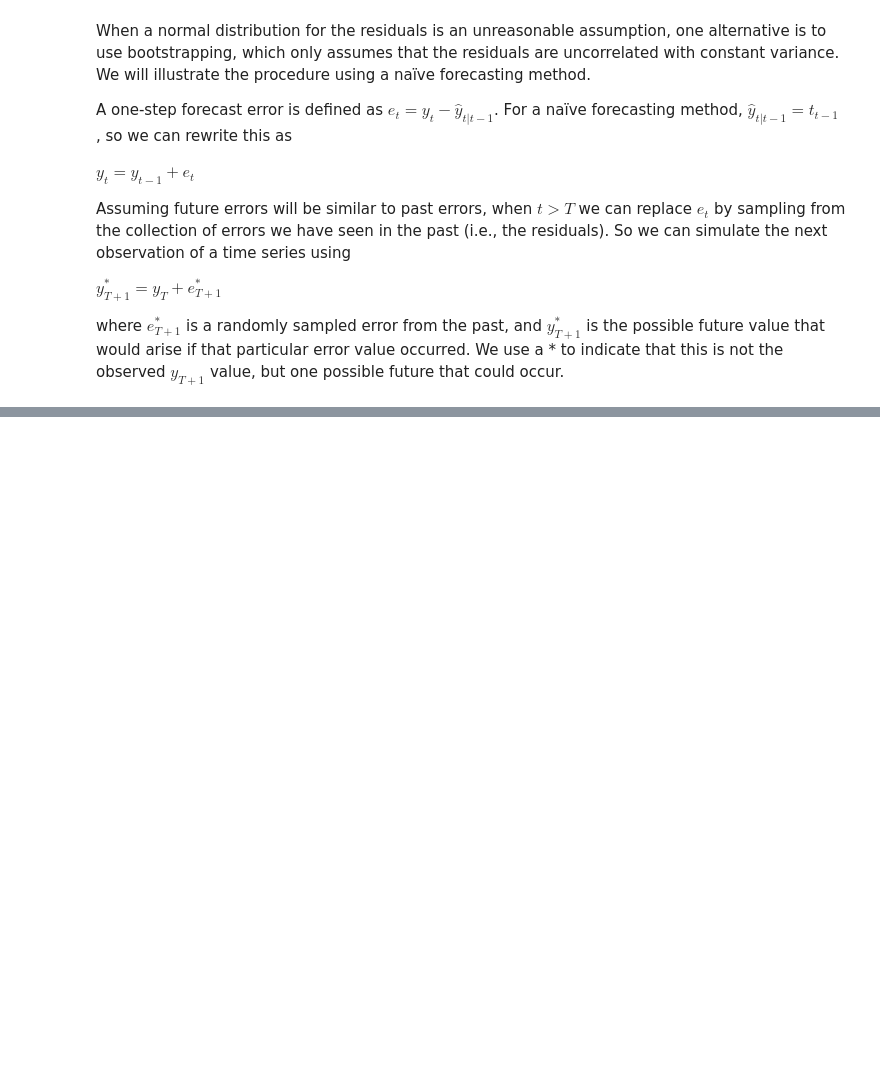
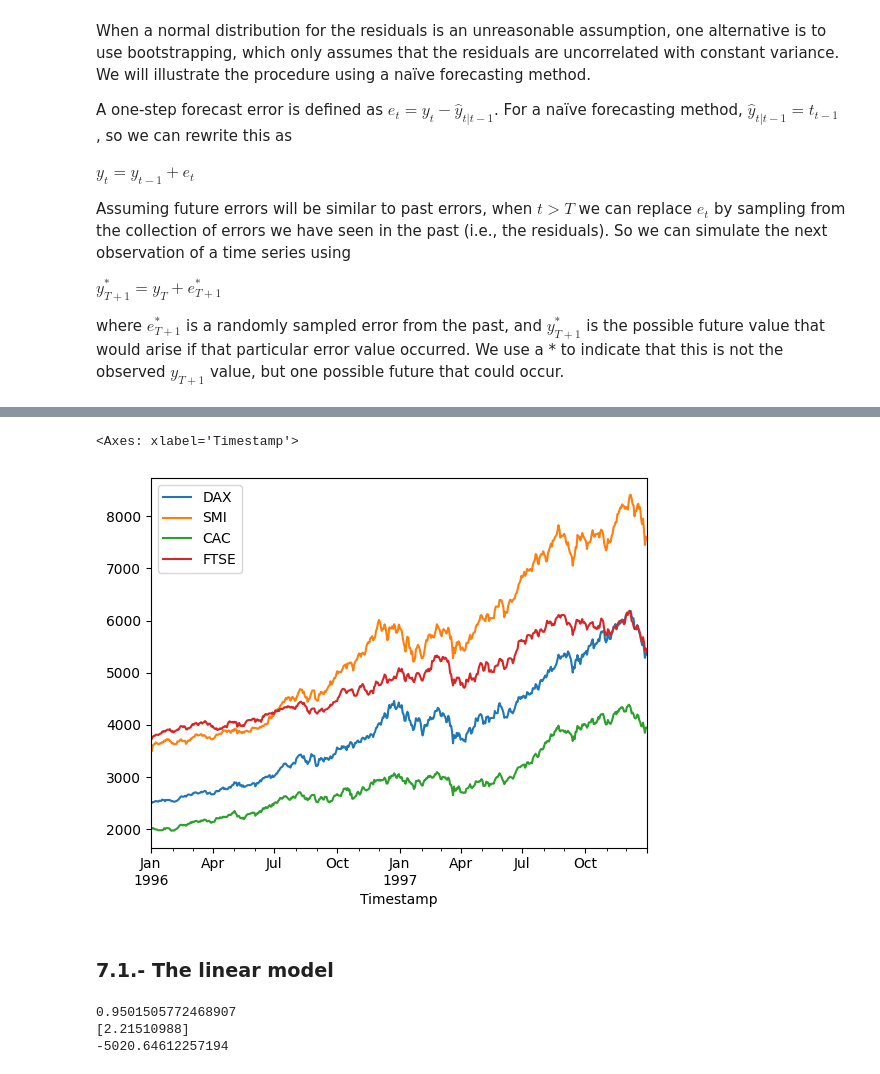
Before and after one commit to Fran-GS-96/Forecasting, a Jupyter notebook: forecasting.ipynb, the cells around one changed output, grey strips where cells are left out. Cells and saved outputs as stored; diff of their text form; code cells hidden in the pictures; blank space fills up the shorter version.

Commit message:
Starting with chapter 7

```diff
--- a/forecasting.ipynb
+++ b/forecasting.ipynb
@@ -723,0 +750,16 @@ plt.legend()
+# %%
+import statsmodels.api as sm
+#from scipy import stats
+import pandas as pd
+import matplotlib.pyplot as plt
+import seaborn as sn
+import numpy as np
+from sklearn.linear_model import LinearRegression
+from sklearn.model_selection import train_test_split
+from statsmodels.tsa.stattools import acf
+#Datasets: https://github.com/vincentarelbundock/Rdatasets/blob/master/datasets.csv
+
+df = sm.datasets.get_rdataset('EuStockMarkets','datasets').data
+#df.set_index(df['year'],inplace = True)
+#df.index = pd.to_datetime(df.index)
+df.describe()
@@ -723,0 +776,15 @@ plt.legend()
+# %%
+rows_to_remove = df.sample(n = 32).index
+df = df.drop(rows_to_remove)
+
+df['Timestamp'] = pd.bdate_range(start= '1991', end = '1998')
+
+df.set_index(df['Timestamp'],inplace = True)
+df.drop(columns = 'Timestamp',inplace = True)
+# %%
+df.loc['1996':'1997'].plot()
+# %% [output]
+<Axes: xlabel='Timestamp'>
+[figure, added]
+# %% [markdown]
+### 7.1.- The linear model
@@ -723,0 +796,9 @@ plt.legend()
+# %%
+reg = LinearRegression().fit(X_train.reshape(-1, 1), y_train)
+print(reg.score(X_train.reshape(-1,1), y_train))
+print(reg.coef_)
+print(reg.intercept_)
+# %% [output]
+0.9501505772468907
+[2.21510988]
+-5020.64612257194
```
Also changed, not shown: parts of 18 cells of this notebook.
